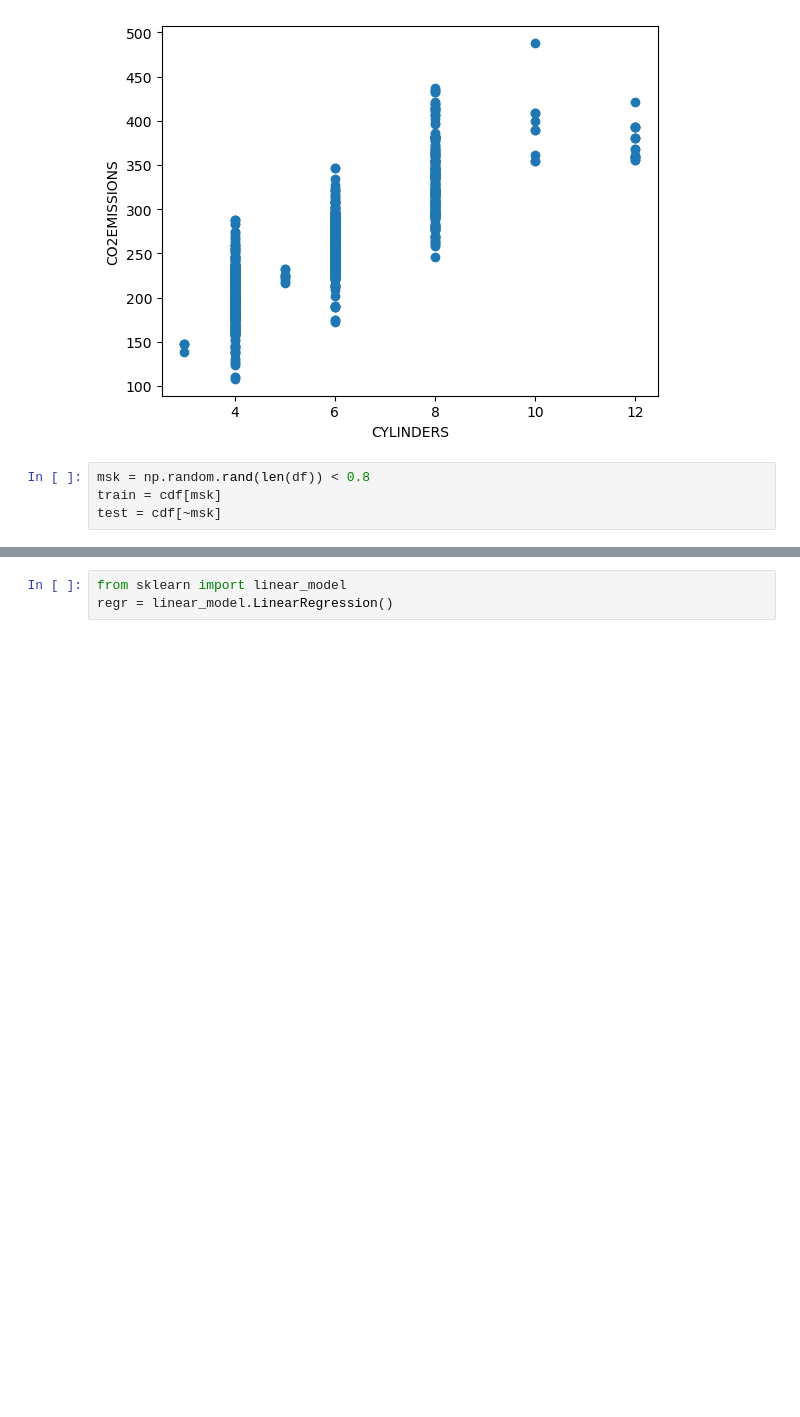
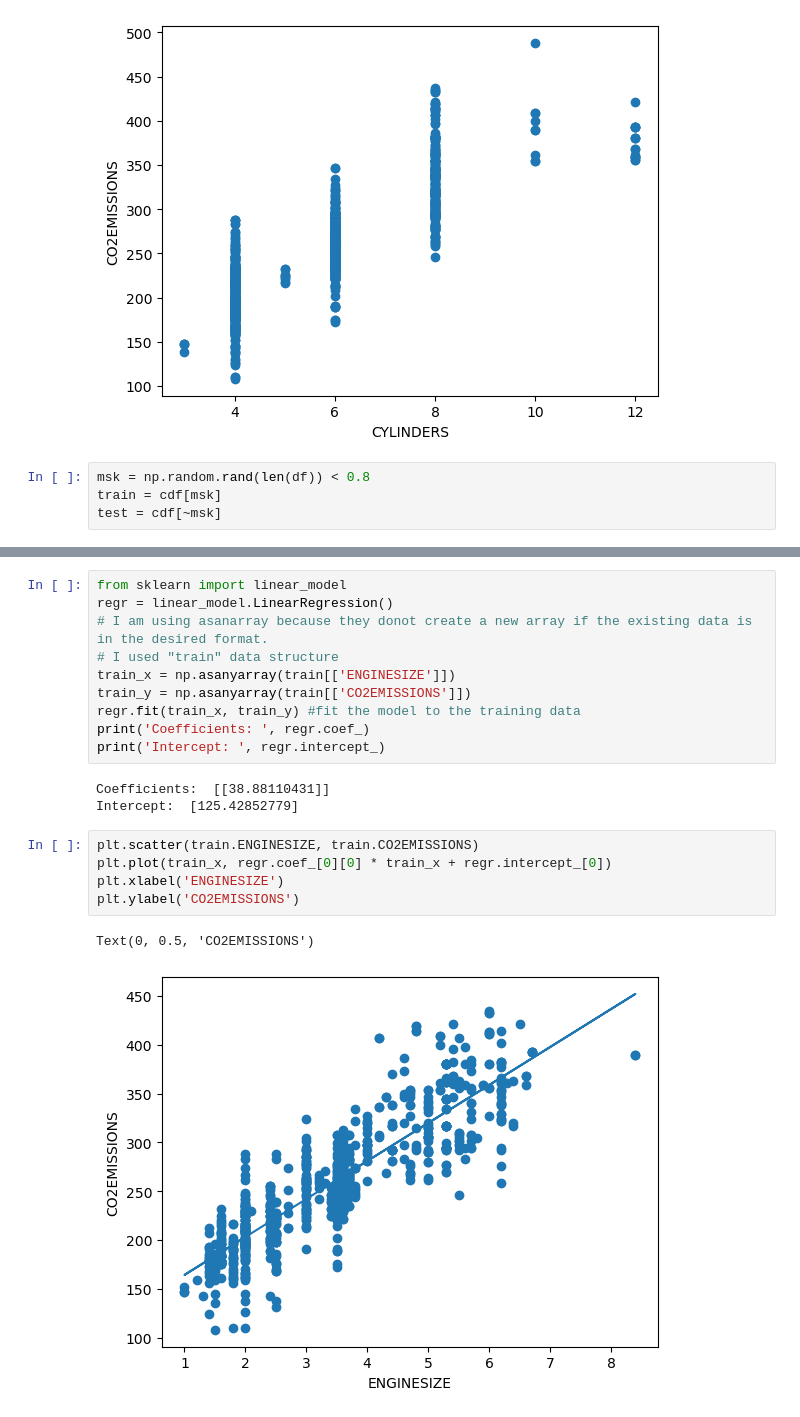
Before and after one commit to joneshshrestha/machine-learning-python, a Jupyter notebook: co2-emission/co2-prediction-model.ipynb, the cells around one changed output, grey strips where cells are left out. Saved outputs shown, nothing was run; the diff lists cells and outputs as text; blank space fills up the shorter version.

Commit message:
completed co2emission predition

```diff
--- a/co2-emission/co2-prediction-model.ipynb
+++ b/co2-emission/co2-prediction-model.ipynb
@@ -102,3 +102,21 @@ plt.show()
 # %%
 from sklearn import linear_model
 regr = linear_model.LinearRegression()
+# I am using asanarray because they donot create a new array if the existing data is in the desired format.
+# I used "train" data structure
+train_x = np.asanyarray(train[['ENGINESIZE']])
+train_y = np.asanyarray(train[['CO2EMISSIONS']])
+regr.fit(train_x, train_y) #fit the model to the training data
+print('Coefficients: ', regr.coef_)
+print('Intercept: ', regr.intercept_)
+# %% [output]
+Coefficients:  [[38.88110431]]
+Intercept:  [125.42852779]
+# %%
+plt.scatter(train.ENGINESIZE, train.CO2EMISSIONS)
+plt.plot(train_x, regr.coef_[0][0] * train_x + regr.intercept_[0])
+plt.xlabel('ENGINESIZE')
+plt.ylabel('CO2EMISSIONS')
+# %% [output]
+Text(0, 0.5, 'CO2EMISSIONS')
+[figure, added]
```
Also changed, not shown: parts of 6 cells of this notebook, 1 other file.
